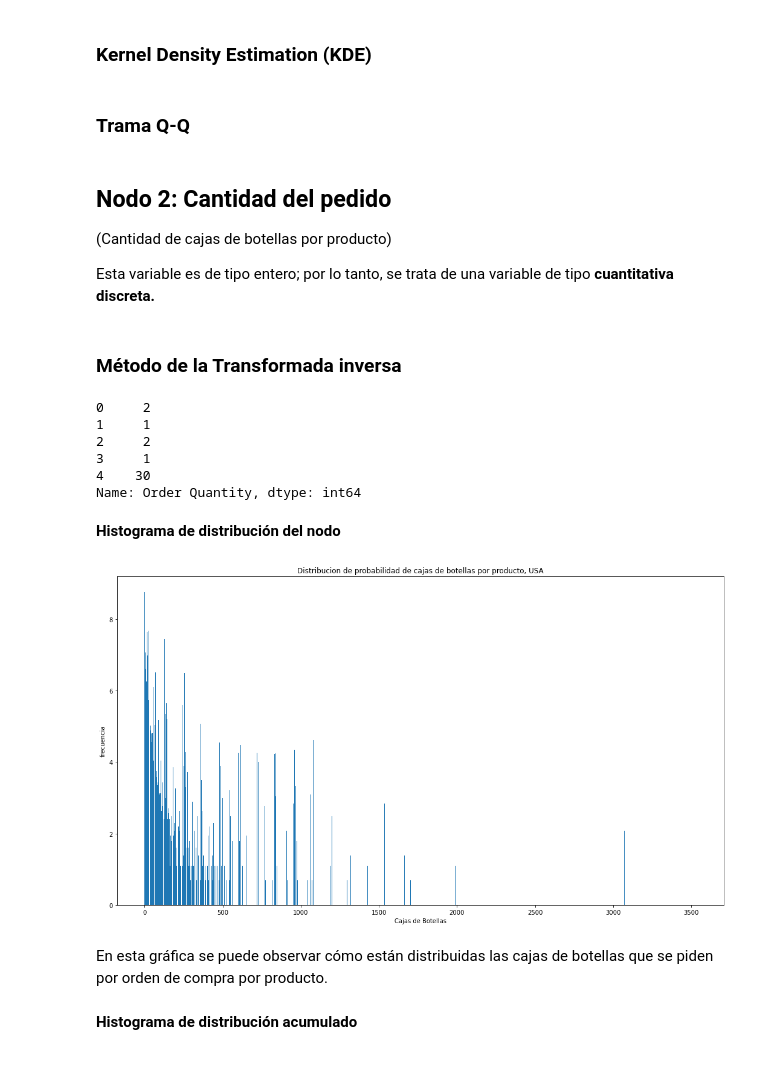
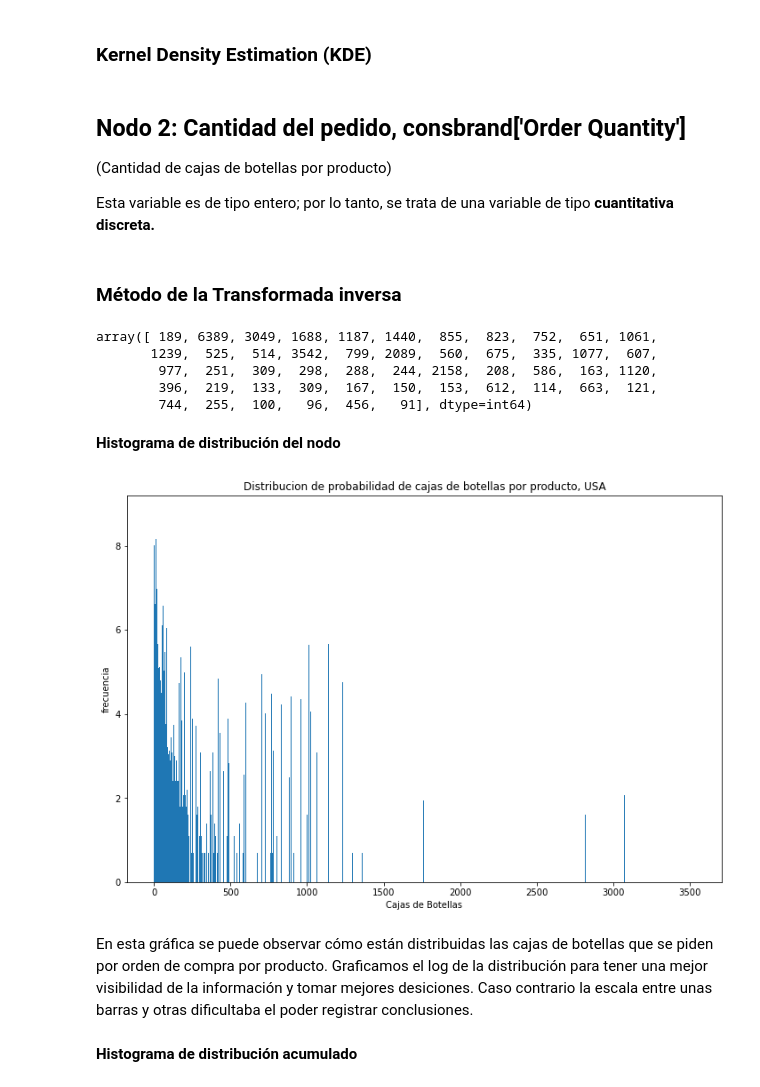
Before and after one commit to leonardoaceves/ProyectoSPF_JLACEVES_AMAGUILERA, a Jupyter notebook: ProyectoModulo1_AcevesJ_AguileraA.ipynb, the cells around one changed output. Drawn from its saved outputs; the diff is of its cells as text; code cells hidden in the pictures.

Commit message:
Cambios antes de entrega

```diff
--- a/ProyectoModulo1_AcevesJ_AguileraA.ipynb
+++ b/ProyectoModulo1_AcevesJ_AguileraA.ipynb
@@ -412,10 +416,8 @@ kernel = kde_statsmodels_m(consbrand['Sold-To Party State'], state.index, bandwi
 plt.bar(state.index ,state_acum['Probability'])
 plt.plot(state.index, kernel)
 plt.show()
-# %% [markdown]
-### Trama Q-Q
 # %% [markdown]
-## Nodo 2: Cantidad del pedido
+## Nodo 2: Cantidad del pedido, consbrand['Order Quantity']
 
 (Cantidad de cajas de botellas por producto)
 
@@ -424,31 +426,29 @@ Esta variable es de tipo entero; por lo tanto, se trata de una variable de tipo
 ### Método de la Transformada inversa
 # %%
 botellas = consbrand.groupby("Order Quantity").count()
-
 #METODO DE LA TRANFORMADA INVERSA
-print(consbrand['Order Quantity'].head())
 botellas_acum = pd.DataFrame(index = botellas.index)
 freqb = botellas['Sales Order Number'].values
+freqb[0:50]
 # %% [output]
-0     2
-1     1
-2     2
-3     1
-4    30
-Name: Order Quantity, dtype: int64
+array([ 189, 6389, 3049, 1688, 1187, 1440,  855,  823,  752,  651, 1061,
+       1239,  525,  514, 3542,  799, 2089,  560,  675,  335, 1077,  607,
+        977,  251,  309,  298,  288,  244, 2158,  208,  586,  163, 1120,
+        396,  219,  133,  309,  167,  150,  153,  612,  114,  663,  121,
+        744,  255,  100,   96,  456,   91], dtype=int64)
 # %% [markdown]
 **Histograma de distribución del nodo**
 # %%
-plt.figure(figsize=(18,10))
+plt.figure(figsize=(12,8))
 plt.bar(botellas.index, np.log(freqb), width = .92)
 plt.title('Distribucion de probabilidad de cajas de botellas por producto, USA')
 plt.ylabel('frecuencia')
 plt.xlabel('Cajas de Botellas')
 plt.show()
 # %% [output]
-[figure, old version]
+[figure, new version]
 # %% [markdown]
-En esta gráfica se puede observar cómo están distribuidas las cajas de botellas que se piden por orden de compra por producto.
+En esta gráfica se puede observar cómo están distribuidas las cajas de botellas que se piden por orden de compra por producto. Graficamos el log de la distribución para tener una mejor visibilidad de la información y tomar mejores desiciones. Caso contrario la escala entre unas barras y otras dificultaba el poder registrar conclusiones.
 # %% [markdown]
 **Histograma de distribución acumulado**
 # %%
```
Also changed, not shown: parts of 37 cells of this notebook.
